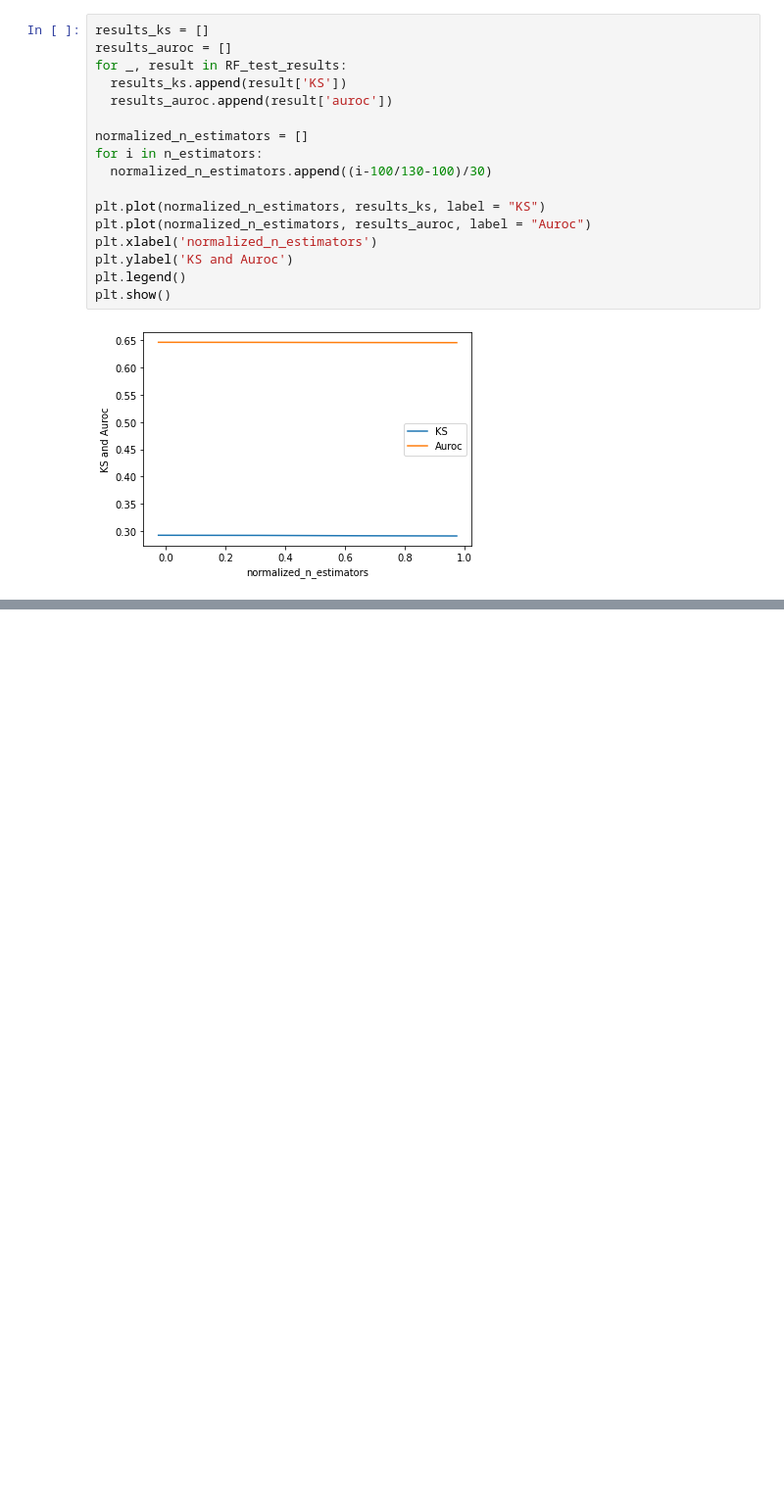
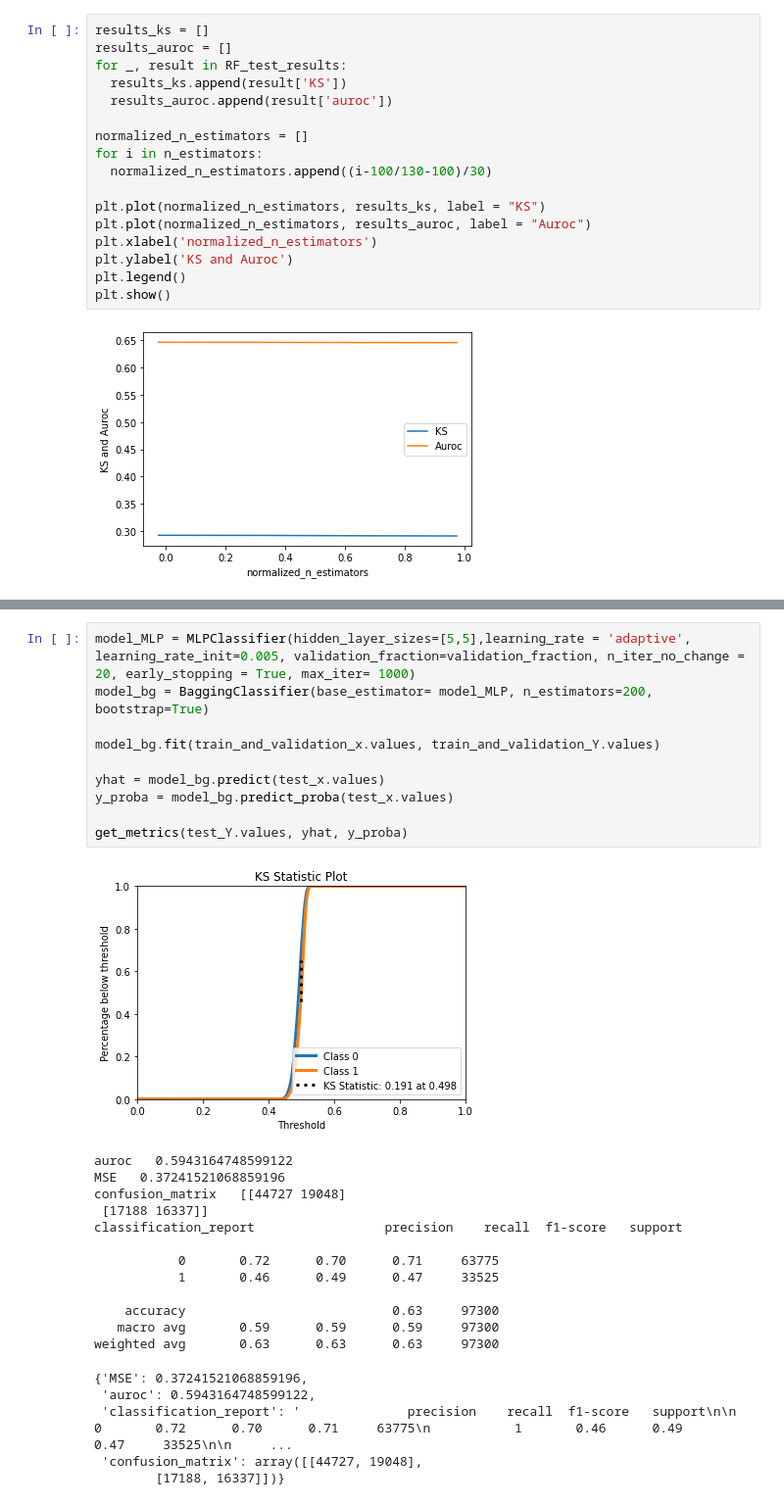
Before and after one commit to pietromasur/credit-risk-analysis, a Jupyter notebook: credit_risk_analysis.ipynb, the cells around one changed output, grey strips where cells are left out. Shown at 98% size. Drawn from its saved outputs; the diff is of its cells as text; blank space fills up the shorter version.

```diff
--- a/credit_risk_analysis.ipynb
+++ b/credit_risk_analysis.ipynb
@@ -776,0 +838,29 @@ plt.show()
+# %%
+model_MLP = MLPClassifier(hidden_layer_sizes=[5,5],learning_rate = 'adaptive', learning_rate_init=0.005, validation_fraction=validation_fraction, n_iter_no_change = 20, early_stopping = True, max_iter= 1000)
+model_bg = BaggingClassifier(base_estimator= model_MLP, n_estimators=200, bootstrap=True)
+
+model_bg.fit(train_and_validation_x.values, train_and_validation_Y.values)
+
+yhat = model_bg.predict(test_x.values)
+y_proba = model_bg.predict_proba(test_x.values)
+
+get_metrics(test_Y.values, yhat, y_proba)
+# %% [output]
+[figure, added]
+auroc   0.5943164748599122
+MSE   0.37241521068859196
+confusion_matrix   [[44727 19048]
+ [17188 16337]]
+classification_report                 precision    recall  f1-score   support
+
+           0       0.72      0.70      0.71     63775
+           1       0.46      0.49      0.47     33525
+
+    accuracy                           0.63     97300
+   macro avg       0.59      0.59      0.59     97300
+weighted avg       0.63      0.63      0.63     97300
+{'MSE': 0.37241521068859196,
+ 'auroc': 0.5943164748599122,
+ 'classification_report': '              precision    recall  f1-score   support\n\n           0       0.72      0.70      0.71     63775\n           1       0.46      0.49      0.47     33525\n\n     ...
+ 'confusion_matrix': array([[44727, 19048],
+        [17188, 16337]])}
```
Also changed, not shown: parts of 30 cells of this notebook, 1 other file.
